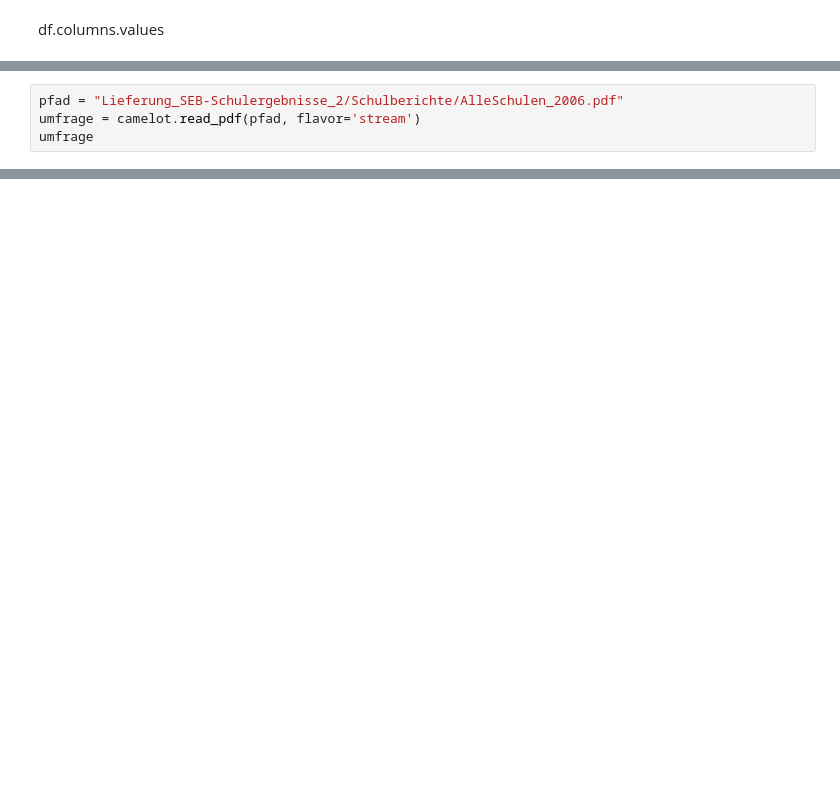
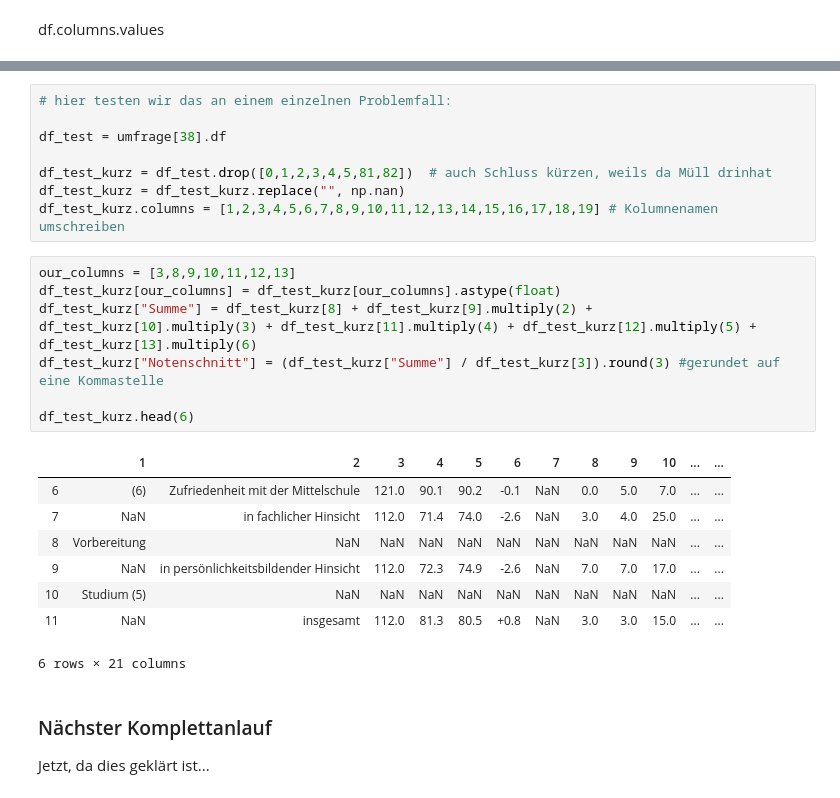
Before and after one commit to Supermarius/cas-ddj-hub, a Jupyter notebook: Projekt1_Ehemaligenbefragung/Erste_Versuche_Ehembefragung.ipynb, the cells around one changed output, grey strips where cells are left out. Drawn from its saved outputs; the diff is of its cells as text; blank space fills up the shorter version.

```diff
--- a/Projekt1_Ehemaligenbefragung/Erste_Versuche_Ehembefragung.ipynb
+++ b/Projekt1_Ehemaligenbefragung/Erste_Versuche_Ehembefragung.ipynb
@@ -99,4 +210,0 @@ mit anderem Export-Flavor. (Und wenn man alle Seiten statt nur der ersten will:
-# %%
-pfad = "Lieferung_SEB-Schulergebnisse_2/Schulberichte/AlleSchulen_2006.pdf"
-umfrage = camelot.read_pdf(pfad, flavor='stream')
-umfrage
@@ -143,0 +384,27 @@ TypeError: unsupported operand type(s) for /: 'str' and 'str'
+# %%
+# hier testen wir das an einem einzelnen Problemfall:
+
+df_test = umfrage[38].df
+
+df_test_kurz = df_test.drop([0,1,2,3,4,5,81,82])  # auch Schluss kürzen, weils da Müll drinhat
+df_test_kurz = df_test_kurz.replace("", np.nan)
+df_test_kurz.columns = [1,2,3,4,5,6,7,8,9,10,11,12,13,14,15,16,17,18,19] # Kolumnenamen umschreiben
+# %%
+our_columns = [3,8,9,10,11,12,13]
+df_test_kurz[our_columns] = df_test_kurz[our_columns].astype(float)
+df_test_kurz["Summe"] = df_test_kurz[8] + df_test_kurz[9].multiply(2) + df_test_kurz[10].multiply(3) + df_test_kurz[11].multiply(4) + df_test_kurz[12].multiply(5) + df_test_kurz[13].multiply(6)
+df_test_kurz["Notenschnitt"] = (df_test_kurz["Summe"] / df_test_kurz[3]).round(3) #gerundet auf eine Kommastelle
+
+df_test_kurz.head(6)
+# %% [output]
+|  | 1 | 2 | 3 | 4 | 5 | 6 | 7 | 8 | 9 | 10 | ... | ... |
+| 6 | (6) | Zufriedenheit mit der Mittelschule | 121.0 | 90.1 | 90.2 | -0.1 | NaN | 0.0 | 5.0 | 7.0 | ... | ... |
+| 7 | NaN | in fachlicher Hinsicht | 112.0 | 71.4 | 74.0 | -2.6 | NaN | 3.0 | 4.0 | 25.0 | ... | ... |
+| 8 | Vorbereitung | NaN | NaN | NaN | NaN | NaN | NaN | NaN | NaN | NaN | ... | ... |
+| 9 | NaN | in persönlichkeitsbildender Hinsicht | 112.0 | 72.3 | 74.9 | -2.6 | NaN | 7.0 | 7.0 | 17.0 | ... | ... |
+| 10 | Studium (5) | NaN | NaN | NaN | NaN | NaN | NaN | NaN | NaN | NaN | ... | ... |
+| 11 | NaN | insgesamt | 112.0 | 81.3 | 80.5 | +0.8 | NaN | 3.0 | 3.0 | 15.0 | ... | ... |
+6 rows × 21 columns
+# %% [markdown]
+### Nächster Komplettanlauf
+Jetzt, da dies geklärt ist...
```
Also changed, not shown: parts of 62 cells of this notebook, 6 other files.
